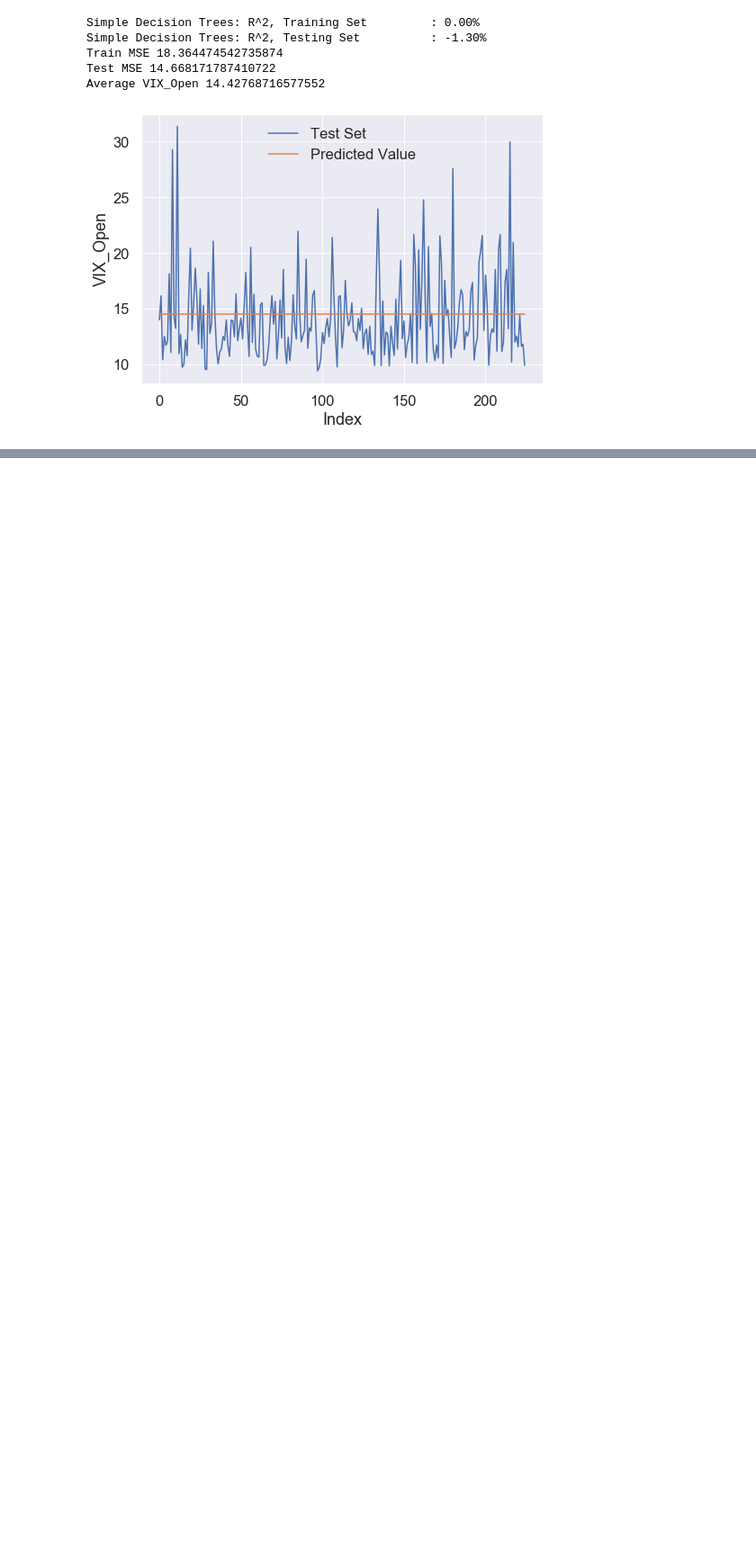
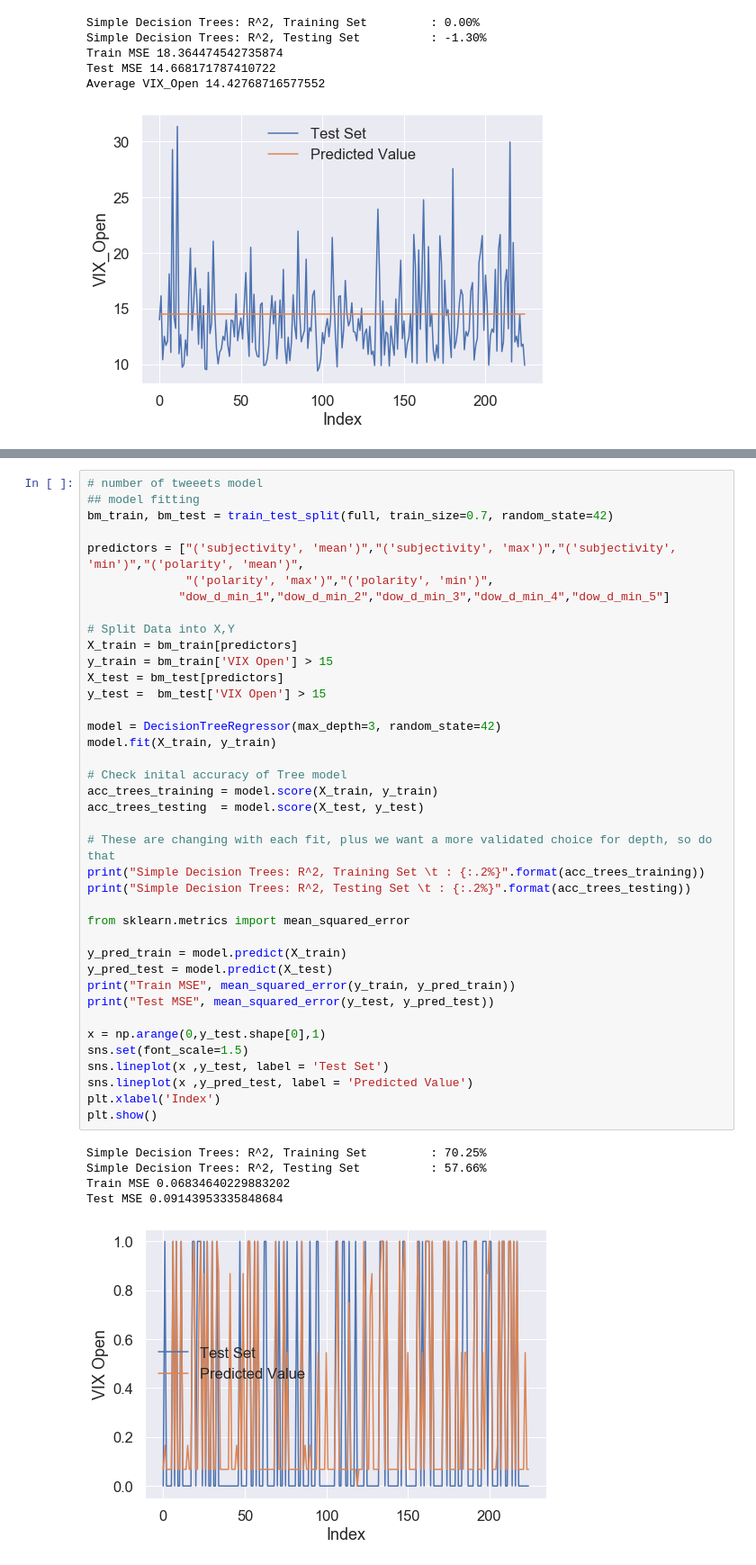
Before and after one commit to ddemarco96/FinalProject40, a Jupyter notebook: Milestone4_Daiki.ipynb, the cells around one changed output, grey strips where cells are left out. Shown at 90% size. Saved outputs shown, nothing was run; the diff lists cells and outputs as text; blank space fills up the shorter version.

```diff
--- a/Milestone4_Daiki.ipynb
+++ b/Milestone4_Daiki.ipynb
@@ -669,0 +749,45 @@ Test MSE 15.97946725146575
+# %%
+# number of tweeets model
+## model fitting
+bm_train, bm_test = train_test_split(full, train_size=0.7, random_state=42)
+
+predictors = ["('subjectivity', 'mean')","('subjectivity', 'max')","('subjectivity', 'min')","('polarity', 'mean')",
+              "('polarity', 'max')","('polarity', 'min')",
+             "dow_d_min_1","dow_d_min_2","dow_d_min_3","dow_d_min_4","dow_d_min_5"]
+
+# Split Data into X,Y
+X_train = bm_train[predictors]
+y_train = bm_train['VIX Open'] > 15
+X_test = bm_test[predictors]
+y_test =  bm_test['VIX Open'] > 15
+
+model = DecisionTreeRegressor(max_depth=3, random_state=42)
+model.fit(X_train, y_train)
+
+# Check inital accuracy of Tree model
+acc_trees_training = model.score(X_train, y_train)
+acc_trees_testing  = model.score(X_test, y_test)
+
+# These are changing with each fit, plus we want a more validated choice for depth, so do that
+print("Simple Decision Trees: R^2, Training Set \t : {:.2%}".format(acc_trees_training))
+print("Simple Decision Trees: R^2, Testing Set \t : {:.2%}".format(acc_trees_testing))
+
+from sklearn.metrics import mean_squared_error
+
+y_pred_train = model.predict(X_train)
+y_pred_test = model.predict(X_test)
+print("Train MSE", mean_squared_error(y_train, y_pred_train))
+print("Test MSE", mean_squared_error(y_test, y_pred_test))
+
+x = np.arange(0,y_test.shape[0],1)
+sns.set(font_scale=1.5)
+sns.lineplot(x ,y_test, label = 'Test Set')
+sns.lineplot(x ,y_pred_test, label = 'Predicted Value')
+plt.xlabel('Index')
+plt.show()
+# %% [output]
+Simple Decision Trees: R^2, Training Set         : 70.25%
+Simple Decision Trees: R^2, Testing Set          : 57.66%
+Train MSE 0.06834640229883202
+Test MSE 0.09143953335848684
+[figure, added]
```
Also changed, not shown: parts of 7 cells of this notebook.
